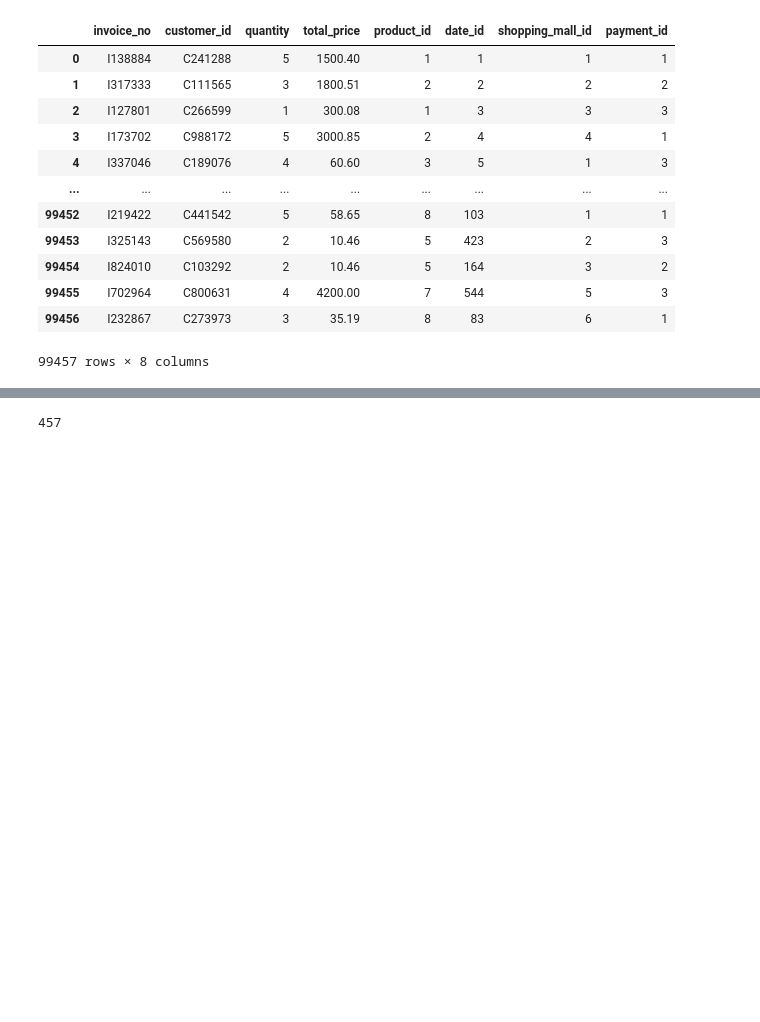
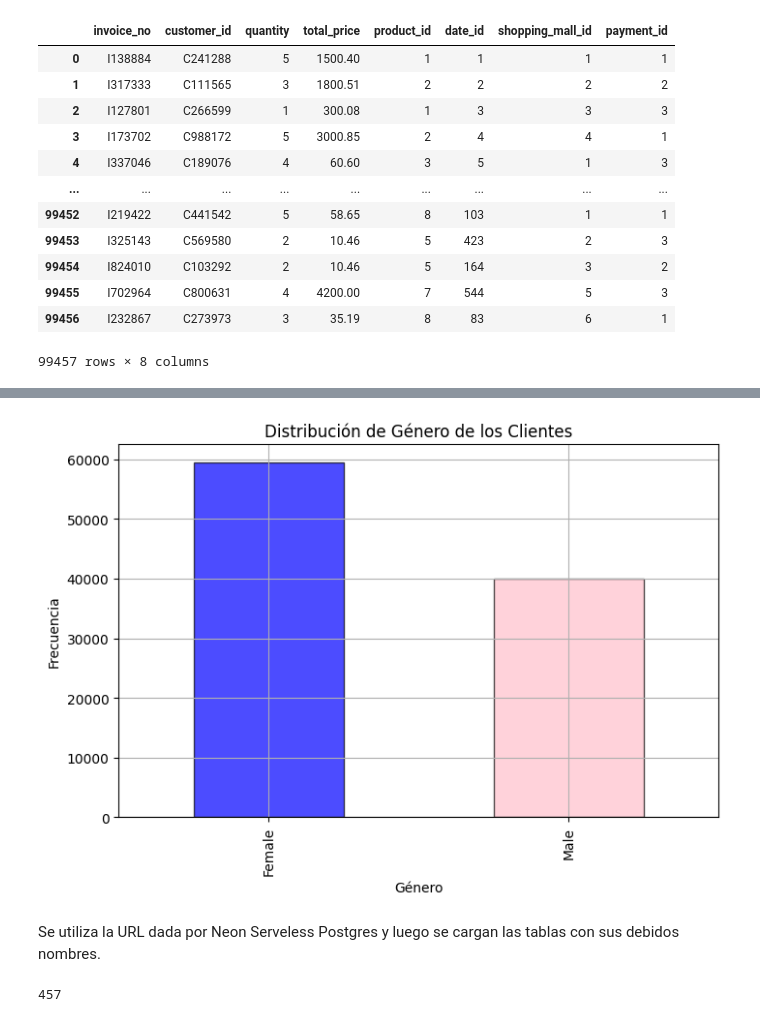
Before and after one commit to juanjoher/CIENCIADATOSP1, a Jupyter notebook: Proyecto.ipynb, the cells around one changed output, grey strips where cells are left out. Saved outputs shown, nothing was run; the diff lists cells and outputs as text; code cells hidden in the pictures; blank space fills up the shorter version.

```diff
--- a/Proyecto.ipynb
+++ b/Proyecto.ipynb
@@ -367,3 +416,16 @@ df
+# %%
+# Análisis: Distribución de género de los clientes
+plt.figure(figsize=(8, 5))
+client['gender'].value_counts().plot(kind='bar', color=['blue', 'pink'], edgecolor='k', alpha=0.7)
+plt.title('Distribución de Género de los Clientes')
+plt.xlabel('Género')
+plt.ylabel('Frecuencia')
+plt.grid(True)
+plt.show()
+# %% [output]
+[figure, added]
+# %% [markdown]
+Se utiliza la URL dada por Neon Serveless Postgres y luego se cargan las tablas con sus debidos nombres.
 # %%
 from sqlalchemy import create_engine
 # %%
```
Also changed, not shown: parts of 18 cells of this notebook.
